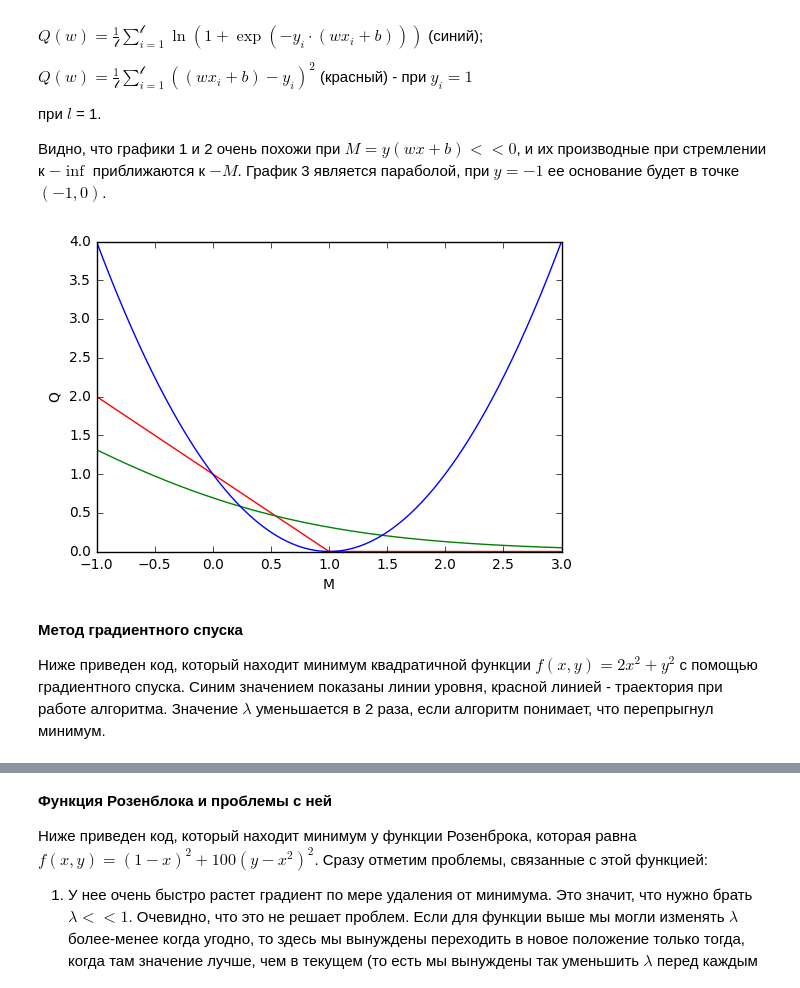
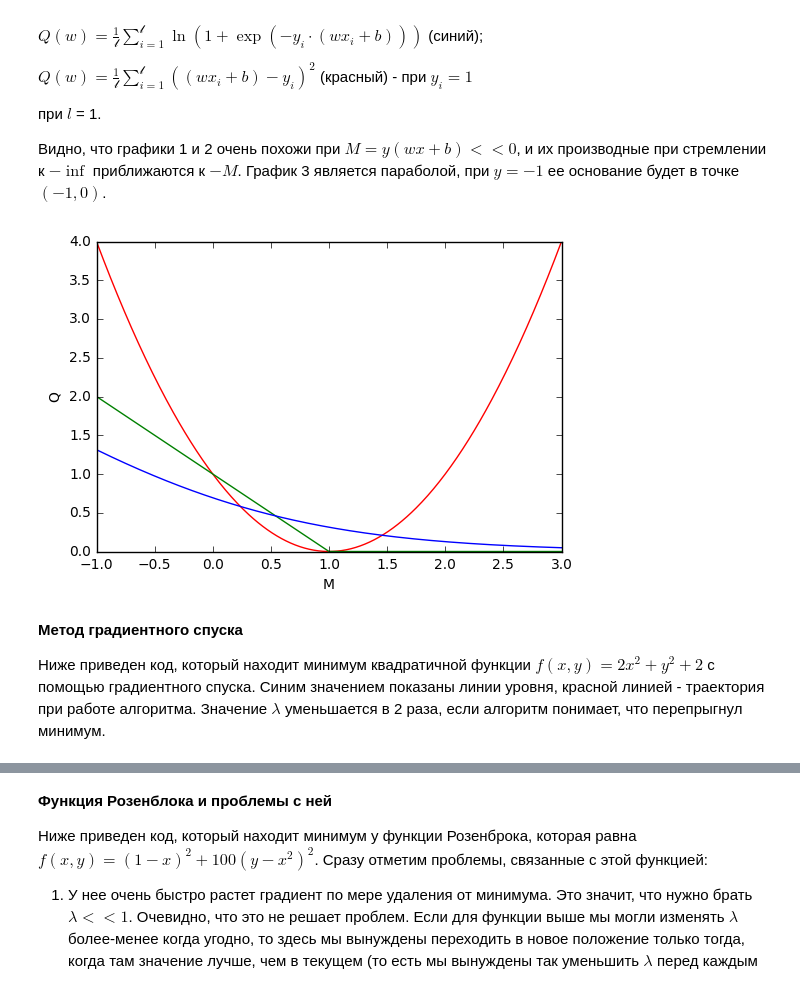
Before and after one commit to aakogtenkov/Ask-me-if-you-can, a Jupyter notebook: Lab1.ipynb, the cells around one changed output, grey strips where cells are left out. Cells and saved outputs as stored; diff of their text form; code cells hidden in the pictures.

```diff
--- a/Lab1.ipynb
+++ b/Lab1.ipynb
@@ -65,28 +78,25 @@ $Q(w) = \frac{1}{\mathcal{l}} \sum_{i=1}^{\mathcal{l}}((wx_i+b) - y_i)^{2}$ (к
 
 Видно, что графики 1 и 2 очень похожи при $M=y(wx+b)<<0$, и их производные при стремлении к $-\inf$ приближаются к $-M$. График 3 является параболой, при $y=-1$ ее основание будет в точке $(-1, 0)$.
 # %%
-from matplotlib import pyplot, mlab
-from numpy import linalg, random
-import random
-import copy
-import math
+DX = 0.01
+MIN_ARG_VAL = -1 # = y(x)*w(wx+b)
+MAX_ARG_VAL = 3
 
-dx = 0.01
-Mx_min = -1 #M=y(x)*(wx+b)
-Mx_max = 3
-Mx_list = mlab.frange(Mx_min, Mx_max, dx)
-Q1_list = [max(0, 1 - M) for M in Mx_list]
-Q2_list = [math.log(1 + math.exp(-M)) for M in Mx_list]
-Q3_list = [(M-1)**2 for M in Mx_list]
-pyplot.plot(Mx_list, Q1_list, "red")
-pyplot.plot(Mx_list, Q2_list, "green")
-pyplot.plot(Mx_list, Q3_list, "blue")
+arg_list = mlab.frange(MIN_ARG_VAL, MAX_ARG_VAL, DX)
+
+svm_list = [max(0, 1 - M) for M in arg_list]
+logistic_loss_list = [math.log(1 + math.exp(-M)) for M in arg_list]
+rmse_list = [(M-1)**2 for M in arg_list]
+
+pyplot.plot(arg_list, rmse_list, "red")
+pyplot.plot(arg_list, svm_list, "green")
+pyplot.plot(arg_list, logistic_loss_list, "blue")
 pyplot.xlabel("M")
 pyplot.ylabel("Q")
 pyplot.show()
 # %% [output]
-[figure, old version]
+[figure, new version]
 # %% [markdown]
 **Метод градиентного спуска**
 
-Ниже приведен код, который находит минимум квадратичной функции $f(x,y)=2x^2+y^2$ с помощью градиентного спуска. Синим значением показаны линии уровня, красной линией - траектория при работе алгоритма. Значение $\lambda$ уменьшается в 2 раза, если алгоритм понимает, что перепрыгнул минимум.
+Ниже приведен код, который находит минимум квадратичной функции $f(x,y)=2x^2+y^2+2$ с помощью градиентного спуска. Синим значением показаны линии уровня, красной линией - траектория при работе алгоритма. Значение $\lambda$ уменьшается в 2 раза, если алгоритм понимает, что перепрыгнул минимум.
```
Also changed, not shown: parts of 22 cells of this notebook, 1 other file.
